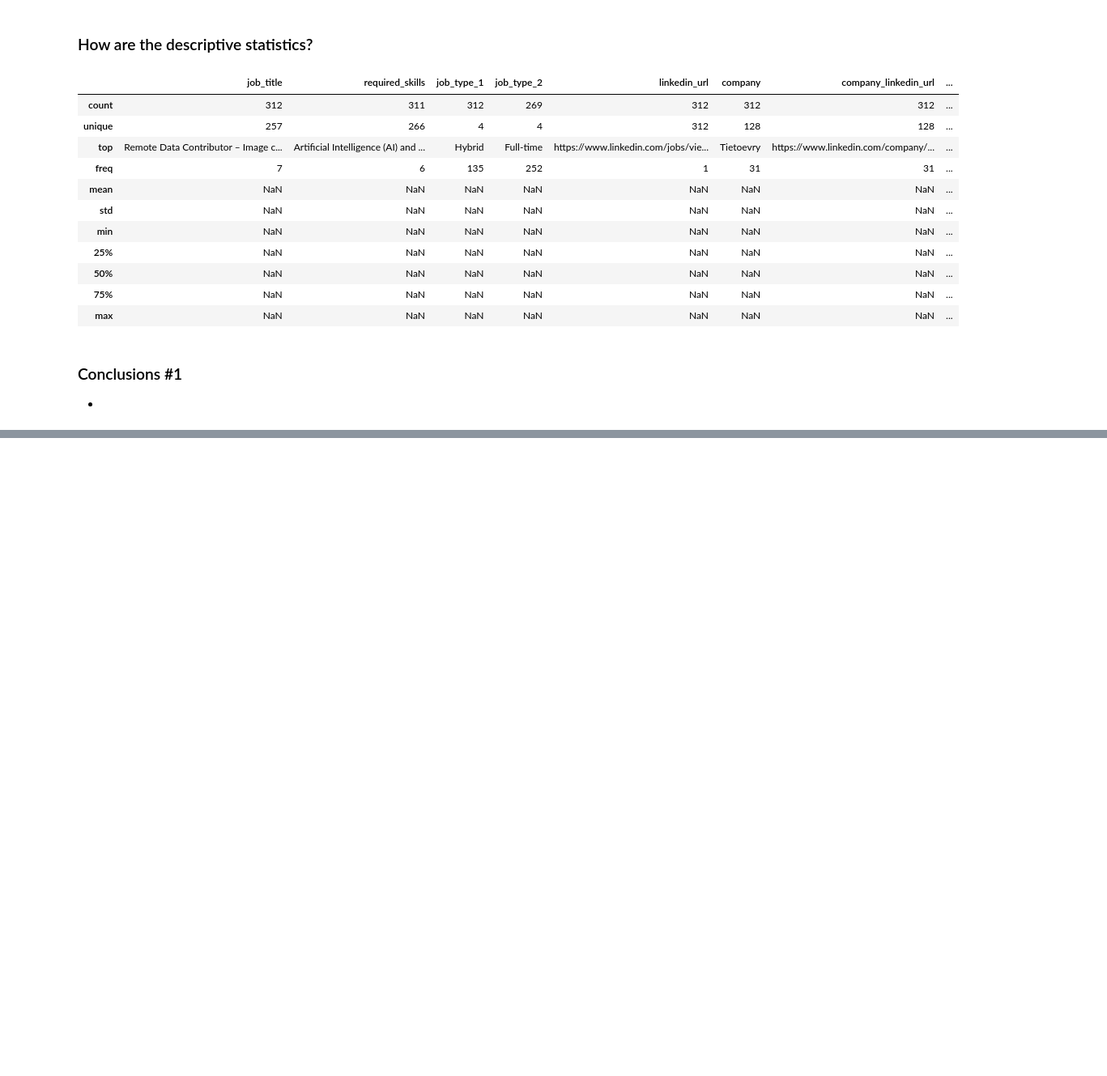
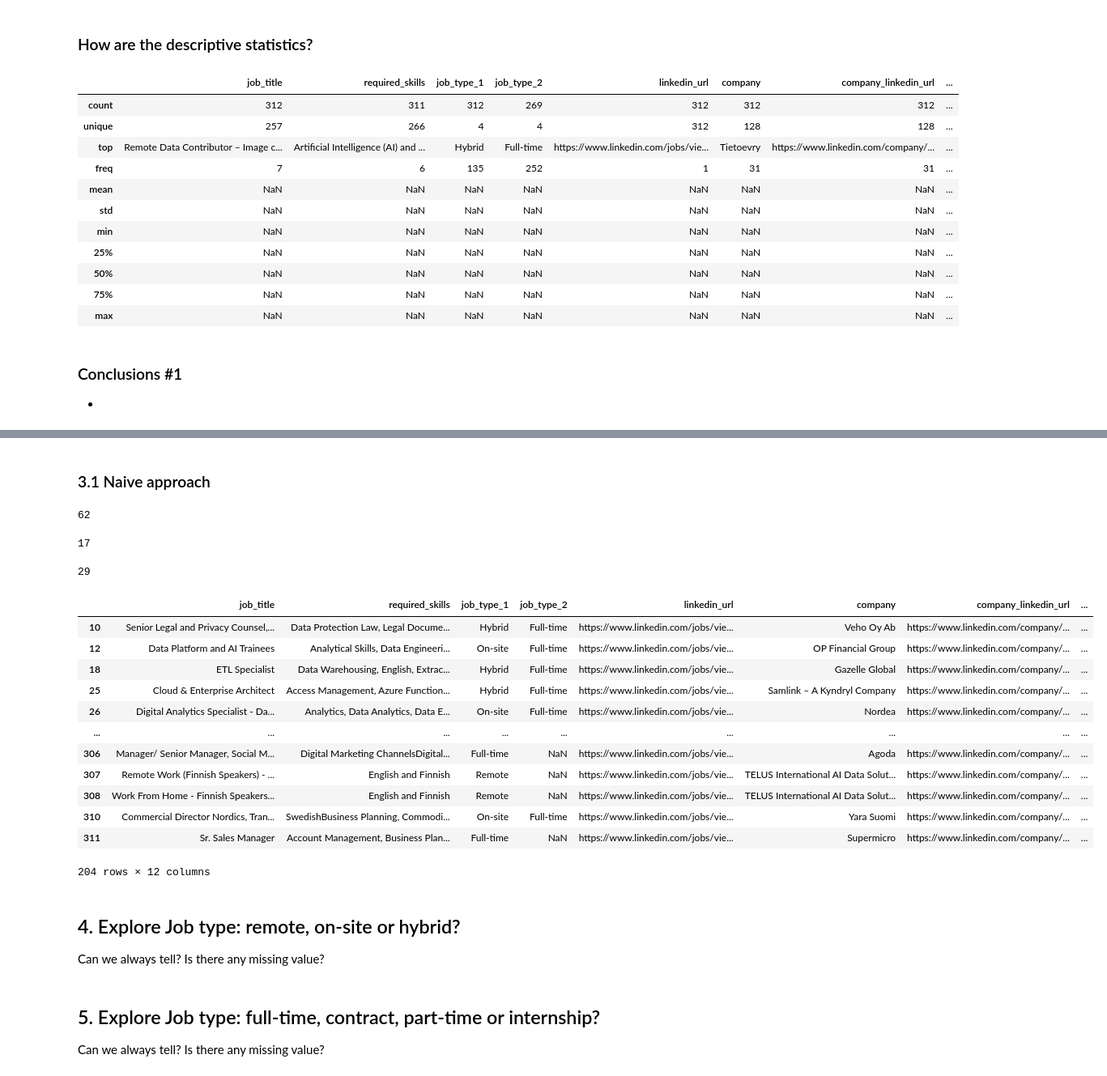
Before and after one commit to karoteeni110/ds-employment-landscape, a Jupyter notebook: notebooks/02-EDA.ipynb, the cells around one changed output, grey strips where cells are left out. Shown at 81% size. Cells and saved outputs as stored; diff of their text form; code cells hidden in the pictures; blank space fills up the shorter version.

```diff
--- a/notebooks/02-EDA.ipynb
+++ b/notebooks/02-EDA.ipynb
@@ -53,0 +90,41 @@ _data0.describe(include="all")
+# %% [markdown]
+### 3.1 Naive approach
+# %%
+len(_data0.loc[_data0.job_title.str.lower().str.contains("engineer"),:])
+# %% [output]
+62
+# %%
+len(_data0.loc[_data0.job_title.str.lower().str.contains("scientist"),:])
+# %% [output]
+17
+# %%
+len(_data0.loc[_data0.job_title.str.lower().str.contains("analyst"),:])
+# %% [output]
+29
+# %%
+_none_of_three = ~(_data0.job_title.str.lower().str.contains("engineer") |
+                   _data0.job_title.str.lower().str.contains("scientist") |
+                    _data0.job_title.str.lower().str.contains("analyst"))
+_data0.loc[_none_of_three,:]
+# %% [output]
+|  | job_title | required_skills | job_type_1 | job_type_2 | linkedin_url | company | company_linkedin_url | ... |
+| 10 | Senior Legal and Privacy Counsel,... | Data Protection Law, Legal Docume... | Hybrid | Full-time | https://www.linkedin.com/jobs/vie... | Veho Oy Ab | https://www.linkedin.com/company/... | ... |
+| 12 | Data Platform and AI Trainees | Analytical Skills, Data Engineeri... | On-site | Full-time | https://www.linkedin.com/jobs/vie... | OP Financial Group | https://www.linkedin.com/company/... | ... |
+| 18 | ETL Specialist | Data Warehousing, English, Extrac... | Hybrid | Full-time | https://www.linkedin.com/jobs/vie... | Gazelle Global | https://www.linkedin.com/company/... | ... |
+| 25 | Cloud & Enterprise Architect | Access Management, Azure Function... | Hybrid | Full-time | https://www.linkedin.com/jobs/vie... | Samlink – A Kyndryl Company | https://www.linkedin.com/company/... | ... |
+| 26 | Digital Analytics Specialist - Da... | Analytics, Data Analytics, Data E... | On-site | Full-time | https://www.linkedin.com/jobs/vie... | Nordea | https://www.linkedin.com/company/... | ... |
+| ... | ... | ... | ... | ... | ... | ... | ... | ... |
+| 306 | Manager/ Senior Manager, Social M... | Digital Marketing ChannelsDigital... | Full-time | NaN | https://www.linkedin.com/jobs/vie... | Agoda | https://www.linkedin.com/company/... | ... |
+| 307 | Remote Work (Finnish Speakers) - ... | English and Finnish | Remote | NaN | https://www.linkedin.com/jobs/vie... | TELUS International AI Data Solut... | https://www.linkedin.com/company/... | ... |
+| 308 | Work From Home - Finnish Speakers... | English and Finnish | Remote | NaN | https://www.linkedin.com/jobs/vie... | TELUS International AI Data Solut... | https://www.linkedin.com/company/... | ... |
+| 310 | Commercial Director Nordics, Tran... | SwedishBusiness Planning, Commodi... | On-site | Full-time | https://www.linkedin.com/jobs/vie... | Yara Suomi | https://www.linkedin.com/company/... | ... |
+| 311 | Sr. Sales Manager | Account Management, Business Plan... | Full-time | NaN | https://www.linkedin.com/jobs/vie... | Supermicro | https://www.linkedin.com/company/... | ... |
+204 rows × 12 columns
+# %% [markdown]
+## 4. Explore Job type: remote, on-site or hybrid?
+
+Can we always tell? Is there any missing value?
+# %% [markdown]
+## 5. Explore Job type: full-time, contract, part-time or internship?
+
+Can we always tell? Is there any missing value?
```
Also changed, not shown: parts of 4 cells of this notebook, 7 other files.
